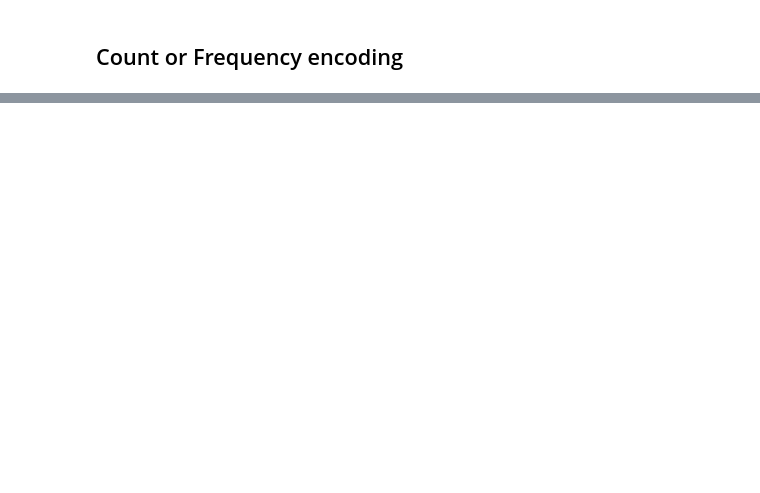
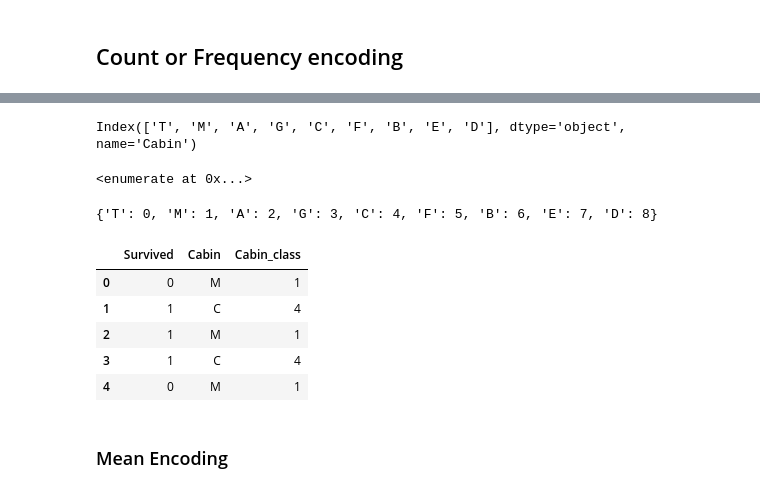
Before and after one commit to RajdeepKarpe22/Python_projects, a Jupyter notebook: Data Science and ML in 90 days/Section 3 - Feature Engineering/Homework_Practice/Handling missing values - All techniques (Categorical features).ipynb, the cells around one changed output, grey strips where cells are left out. Cells and saved outputs as stored; diff of their text form; code cells hidden in the pictures; blank space fills up the shorter version.

```diff
--- a/Data Science and ML in 90 days/Section 3 - Feature Engineering/Homework_Practice/Handling missing values - All techniques (Categorical features).ipynb
+++ b/Data Science and ML in 90 days/Section 3 - Feature Engineering/Homework_Practice/Handling missing values - All techniques (Categorical features).ipynb
@@ -439,0 +217,2 @@ train_set.head(10)
+# %%
+df['Cabin'] = df['Cabin'].fillna('Missing')
@@ -439,0 +228,2 @@ train_set.head(10)
+# %%
+df['Cabin']= df['Cabin'].astype(str).str[0]
@@ -439,0 +257,4 @@ train_set.head(10)
+# %%
+df.groupby(df['Cabin'])['Survived'].mean().sort_values().index
+# %% [output]
+Index(['T', 'M', 'A', 'G', 'C', 'F', 'B', 'E', 'D'], dtype='object', name='Cabin')
@@ -439,0 +263,4 @@ train_set.head(10)
+# %%
+enumerate(target_ordinal,0)
+# %% [output]
+<enumerate at 0x...>
@@ -439,0 +269,16 @@ train_set.head(10)
+# %%
+target_ordinal_dict
+# %% [output]
+{'T': 0, 'M': 1, 'A': 2, 'G': 3, 'C': 4, 'F': 5, 'B': 6, 'E': 7, 'D': 8}
+# %%
+df['Cabin_class'] = df['Cabin'].map(target_ordinal_dict)
+df.head()
+# %% [output]
+|  | Survived | Cabin | Cabin_class |
+| 0 | 0 | M | 1 |
+| 1 | 1 | C | 4 |
+| 2 | 1 | M | 1 |
+| 3 | 1 | C | 4 |
+| 4 | 0 | M | 1 |
+# %% [markdown]
+### Mean Encoding
```
Also changed, not shown: parts of 44 cells of this notebook, 1 other file.
